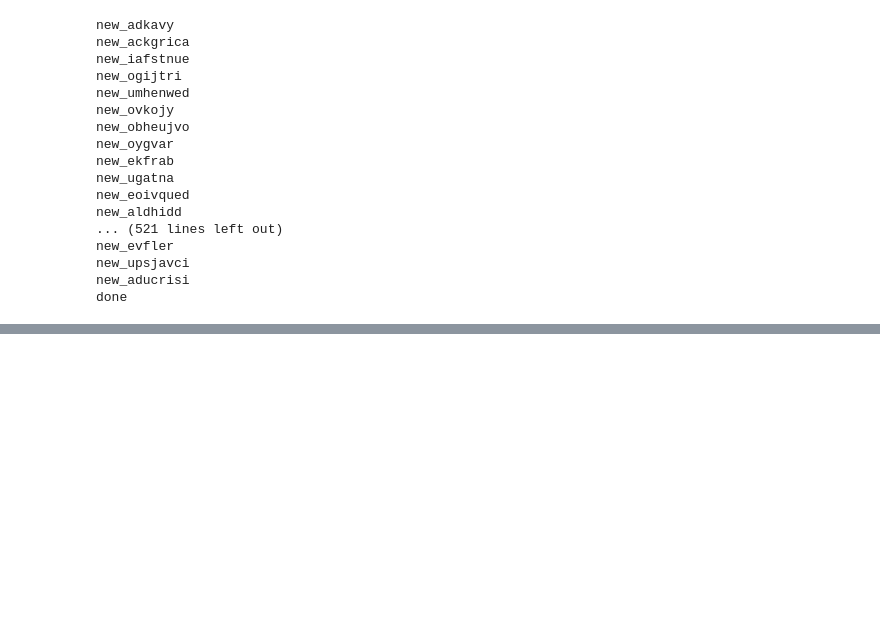
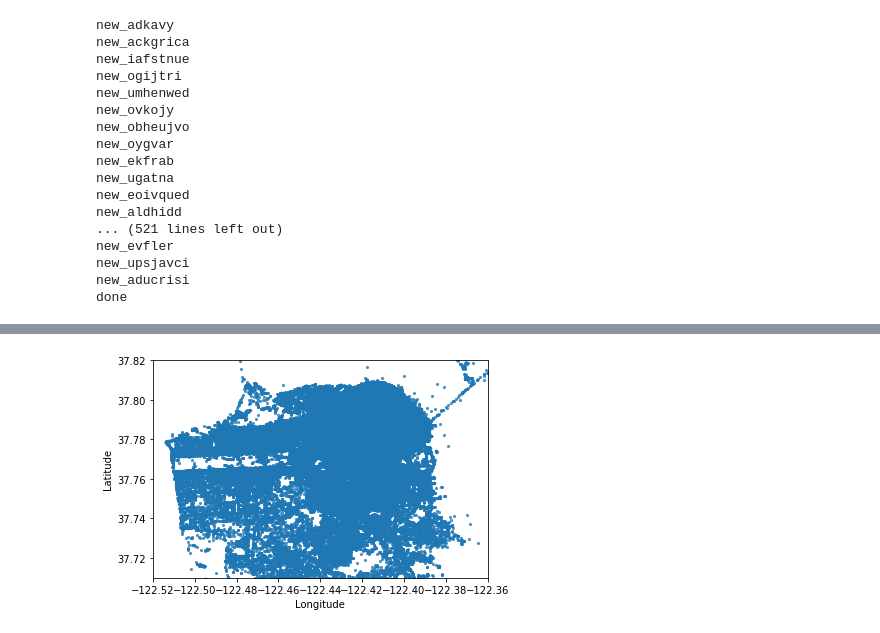
Before and after one commit to crystalxs/NYC-SF-Mapping, a Jupyter notebook: SF_DATA_preprocess.ipynb, the cells around one changed output, grey strips where cells are left out. Cells and saved outputs as stored; diff of their text form; code cells hidden in the pictures; blank space fills up the shorter version.

```diff
--- a/SF_DATA_preprocess.ipynb
+++ b/SF_DATA_preprocess.ipynb
@@ -102,0 +147,10 @@ done
+# %%
+fig, ax = plt.subplots(ncols=1, nrows=1)
+ax.scatter(sf_data.long_y, sf_data.lat_y, s=10, lw=0, alpha=0.8)
+ax.set_xlim(SF_long_min, SF_long_max)
+ax.set_ylim(SF_lat_min, SF_lat_max)
+ax.set_xlabel("Longitude")
+ax.set_ylabel("Latitude")
+plt.show()
+# %% [output]
+[figure, added]
```
Also changed, not shown: parts of 5 cells of this notebook, 2 other files.
